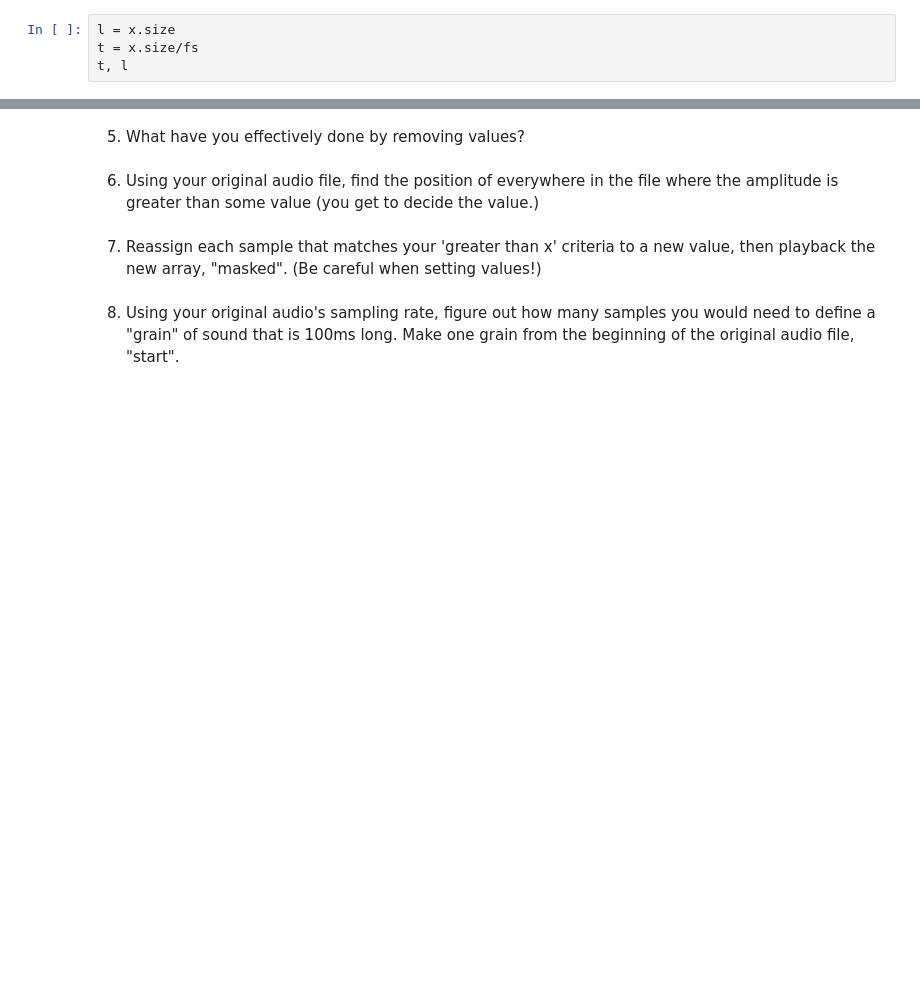
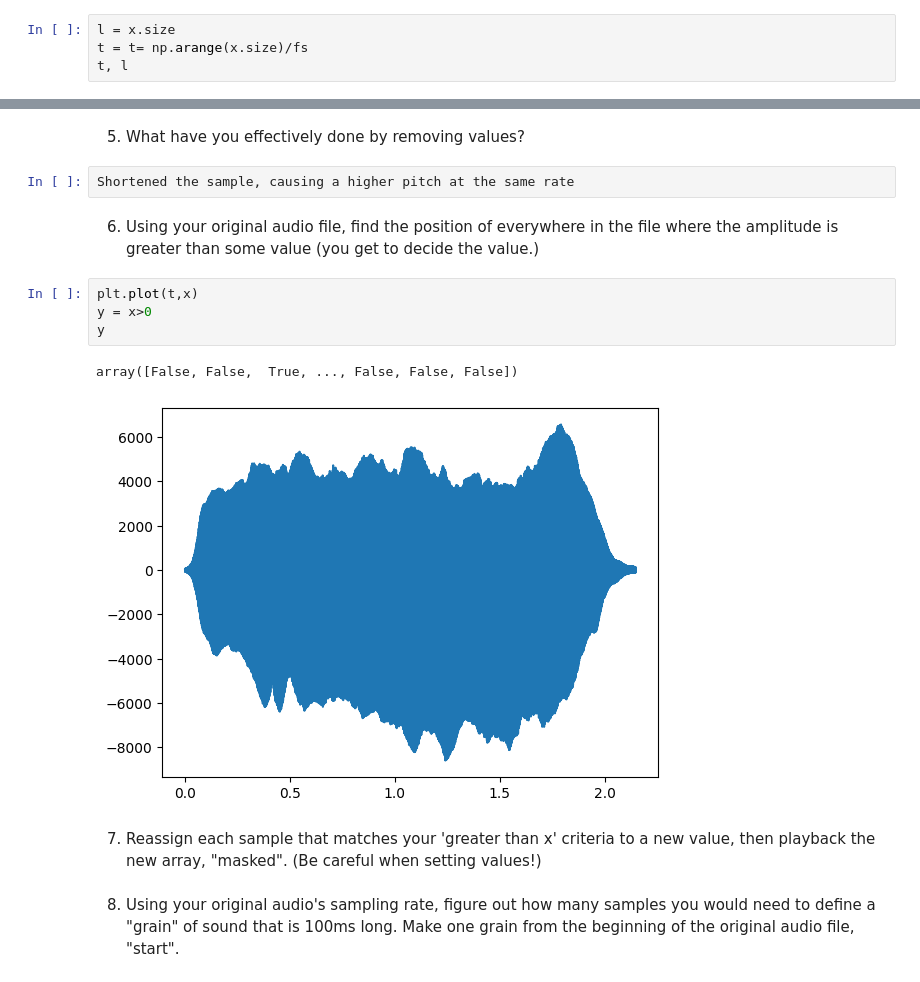
Before and after one commit to jalynf706-dot/AudioTechII, a Jupyter notebook: Activities/Activity1_numpyPlayingSound.ipynb, the cells around one changed output, grey strips where cells are left out. Drawn from its saved outputs; the diff is of its cells as text; blank space fills up the shorter version.

```diff
--- a/Activities/Activity1_numpyPlayingSound.ipynb
+++ b/Activities/Activity1_numpyPlayingSound.ipynb
@@ -25,6 +26,6 @@ Audio(x,rate=fs)
 3) Figure out the length of the .wav file in samples and its duration in seconds. If your file is longer than 5 seconds, truncate the file so it is less than 5 seconds in length.
 # %%
 l = x.size
-t = x.size/fs
+t = t= np.arange(x.size)/fs
 t, l
 # %% [output]
@@ -63,7 +84,16 @@ skipped =
 # %% [markdown]
 5) What have you effectively done by removing values?
+# %%
+Shortened the sample, causing a higher pitch at the same rate
 # %% [markdown]
 6) Using your original audio file, find the position of everywhere in the file where the amplitude is greater than some value (you get to decide the value.)
+# %%
+plt.plot(t,x)
+y = x>0
+y
+# %% [output]
+array([False, False,  True, ..., False, False, False])
+[figure, added]
 # %% [markdown]
 7) Reassign each sample that matches your 'greater than x' criteria to a new value, then playback the new array, "masked". (Be careful when setting values!)
 # %% [markdown]
```
Also changed, not shown: parts of 8 cells of this notebook, 3 other files.
